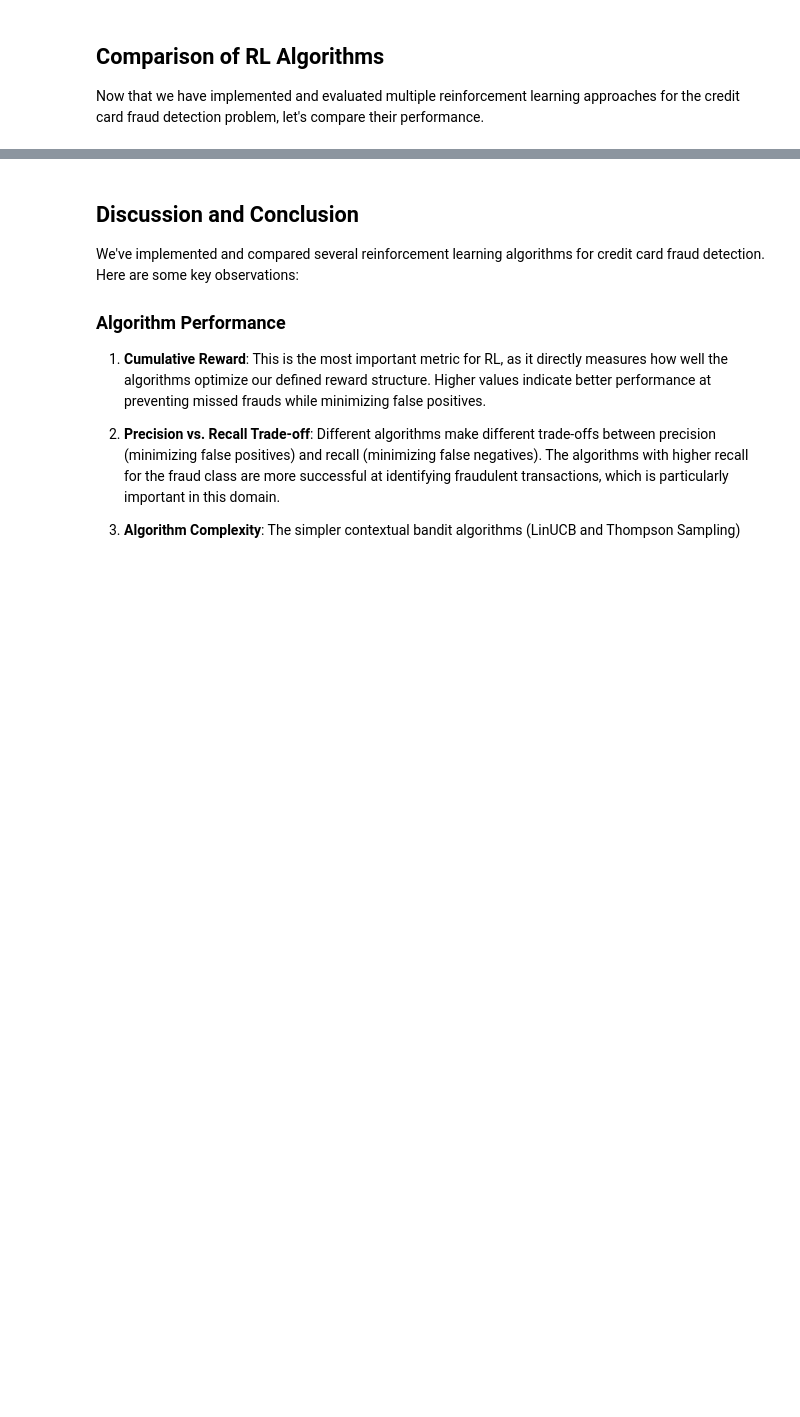
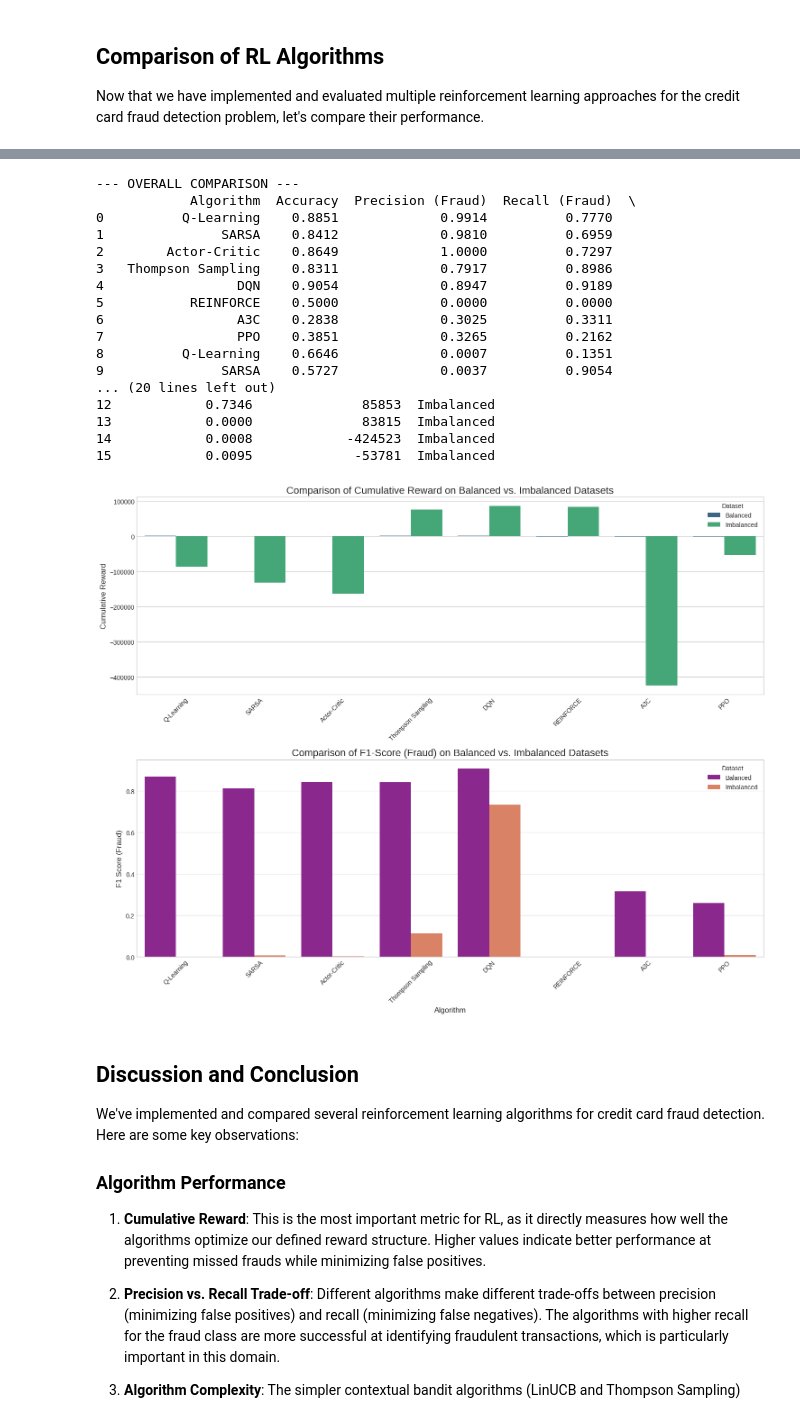
Before and after one commit to RL-Project/classical-methods-testing, a Jupyter notebook: Credit Card Fraud Detection.ipynb, the cells around one changed output, grey strips where cells are left out. Cells and saved outputs as stored; diff of their text form; code cells hidden in the pictures; blank space fills up the shorter version.

Commit message:
PPO and A3C added, code resturctued and balanced/imbalanced comparative analysis added

```diff
--- a/Credit Card Fraud Detection.ipynb
+++ b/Credit Card Fraud Detection.ipynb
@@ -1736 +1645,8 @@ Now that we have implemented and evaluated multiple reinforcement learning appro
+# %%
+def get_reward_fraud(action, true_label):
+    if action == 1 and true_label == 1: return 10
+    if action == 0 and true_label == 0: return 1
+    if action == 1 and true_label == 0: return -5
+    if action == 0 and true_label == 1: return -10
+    return 0
 # %%
@@ -1879,3 +1763,45 @@ plt.show()
+# %%
+results_df = pd.DataFrame(results)
+print("\n\n--- OVERALL COMPARISON ---")
+print(results_df.round(4))
+
+# --- Plotting ---
+plt.style.use('seaborn-v0_8-whitegrid')
+fig, (ax1, ax2) = plt.subplots(2, 1, figsize=(15, 12))
+
+sns.barplot(data=results_df, x='Algorithm', y='Cumulative Reward', hue='Dataset', ax=ax1, palette='viridis')
+ax1.set_title('Comparison of Cumulative Reward on Balanced vs. Imbalanced Datasets', fontsize=16)
+ax1.set_xlabel('')
+ax1.set_ylabel('Cumulative Reward', fontsize=12)
+ax1.tick_params(axis='x', rotation=45)
+
+sns.barplot(data=results_df, x='Algorithm', y='F1 Score (Fraud)', hue='Dataset', ax=ax2, palette='plasma')
+ax2.set_title('Comparison of F1-Score (Fraud) on Balanced vs. Imbalanced Datasets', fontsize=16)
+ax2.set_xlabel('Algorithm', fontsize=12)
+ax2.set_ylabel('F1 Score (Fraud)', fontsize=12)
+ax2.tick_params(axis='x', rotation=45)
+
+plt.tight_layout()
+plt.show()
+# %% [output]
+--- OVERALL COMPARISON ---
+            Algorithm  Accuracy  Precision (Fraud)  Recall (Fraud)  \
+0          Q-Learning    0.8851             0.9914          0.7770
+1               SARSA    0.8412             0.9810          0.6959
+2        Actor-Critic    0.8649             1.0000          0.7297
+3   Thompson Sampling    0.8311             0.7917          0.8986
+4                 DQN    0.9054             0.8947          0.9189
+5           REINFORCE    0.5000             0.0000          0.0000
+6                 A3C    0.2838             0.3025          0.3311
+7                 PPO    0.3851             0.3265          0.2162
+8          Q-Learning    0.6646             0.0007          0.1351
+9               SARSA    0.5727             0.0037          0.9054
+... (20 lines left out)
+12            0.7346              85853  Imbalanced
+13            0.0000              83815  Imbalanced
+14            0.0008            -424523  Imbalanced
+15            0.0095             -53781  Imbalanced
+[figure, added]
 # %% [markdown]
 ## Discussion and Conclusion
 
```
Also changed, not shown: parts of 30 cells of this notebook.
